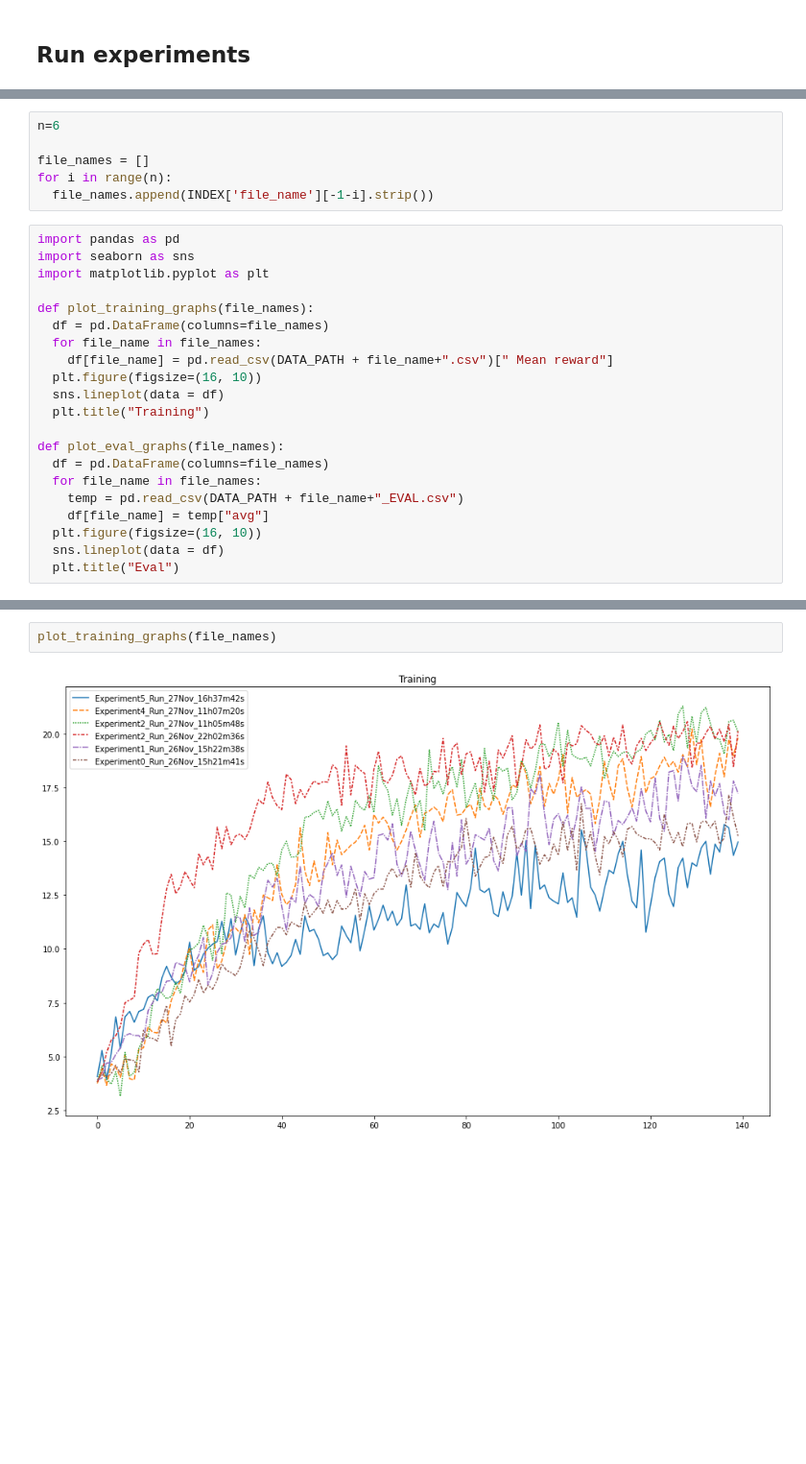
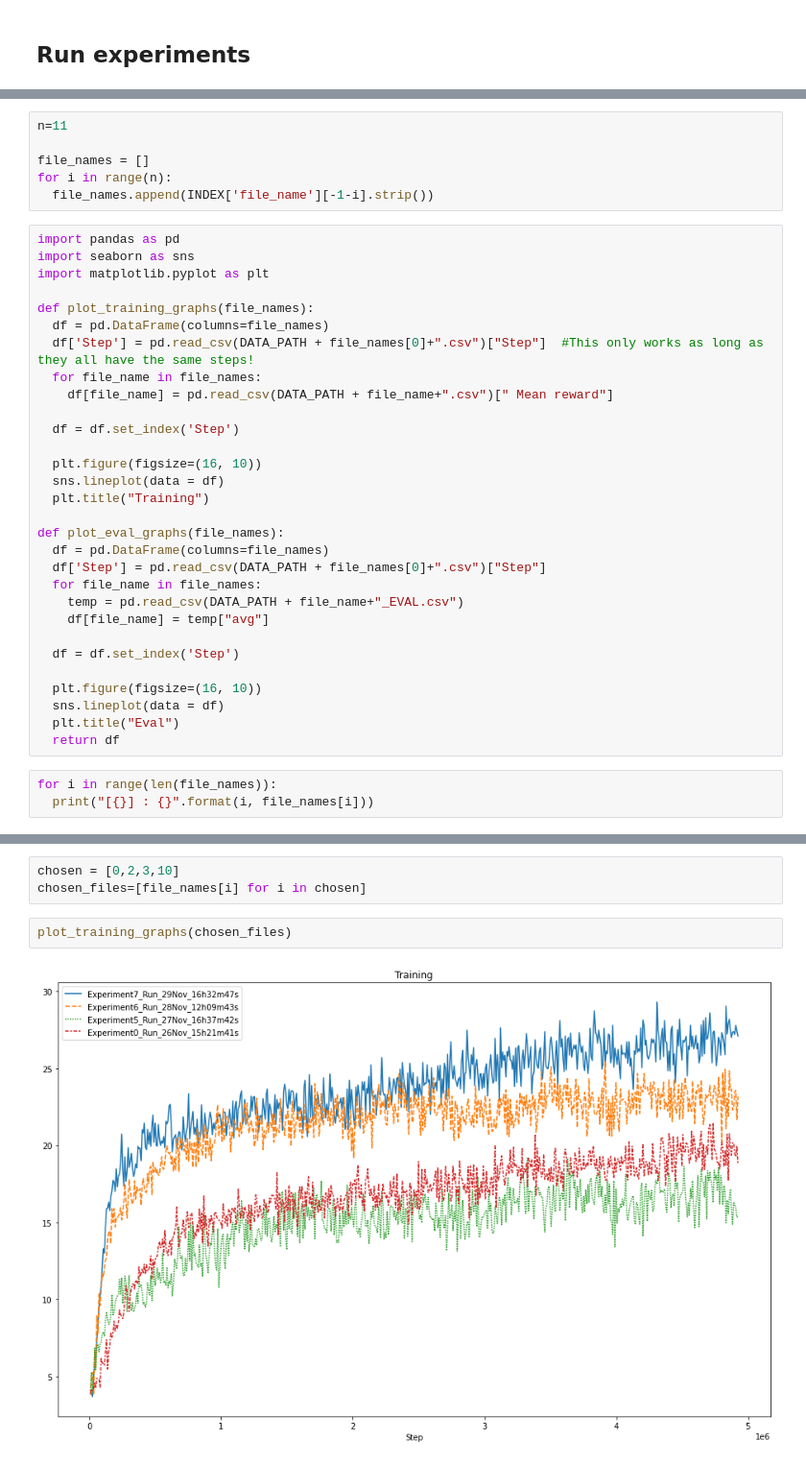
Before and after one commit to SebastianLarssonDTU/02456-Reinforcement-Learning-Project, a Jupyter notebook: Graphs.ipynb, the cells around one changed output, grey strips where cells are left out. Shown at 96% size. Saved outputs shown, nothing was run; the diff lists cells and outputs as text; blank space fills up the shorter version.

Commit message:
Changes axis to be steps (Temp solution, only works if all have same step size)

```diff
--- a/Graphs.ipynb
+++ b/Graphs.ipynb
@@ -106,5 +107,5 @@ INDEX
 # %%
-n=6
+n=11
 
 file_names = []
 for i in range(n):
@@ -116,17 +117,29 @@ import matplotlib.pyplot as plt
 
 def plot_training_graphs(file_names):
   df = pd.DataFrame(columns=file_names)
+  df['Step'] = pd.read_csv(DATA_PATH + file_names[0]+".csv")["Step"]  #This only works as long as they all have the same steps!
   for file_name in file_names:
     df[file_name] = pd.read_csv(DATA_PATH + file_name+".csv")[" Mean reward"]
+
+  df = df.set_index('Step')
+
   plt.figure(figsize=(16, 10))
   sns.lineplot(data = df)
   plt.title("Training")
 
 def plot_eval_graphs(file_names):
   df = pd.DataFrame(columns=file_names)
+  df['Step'] = pd.read_csv(DATA_PATH + file_names[0]+".csv")["Step"]
   for file_name in file_names:
     temp = pd.read_csv(DATA_PATH + file_name+"_EVAL.csv")
     df[file_name] = temp["avg"]
+
+  df = df.set_index('Step')
+
   plt.figure(figsize=(16, 10))
   sns.lineplot(data = df)
   plt.title("Eval")
+  return df
+# %%
+for i in range(len(file_names)):
+  print("[{}] : {}".format(i, file_names[i]))
@@ -133,4 +158,7 @@ def plot_eval_graphs(file_names):
+# %%
+chosen = [0,2,3,10]
+chosen_files=[file_names[i] for i in chosen]
 # %%
-plot_training_graphs(file_names)
+plot_training_graphs(chosen_files)
 # %% [output]
-[figure, old version]
+[figure, new version]
```
Also changed, not shown: parts of 8 cells of this notebook.
